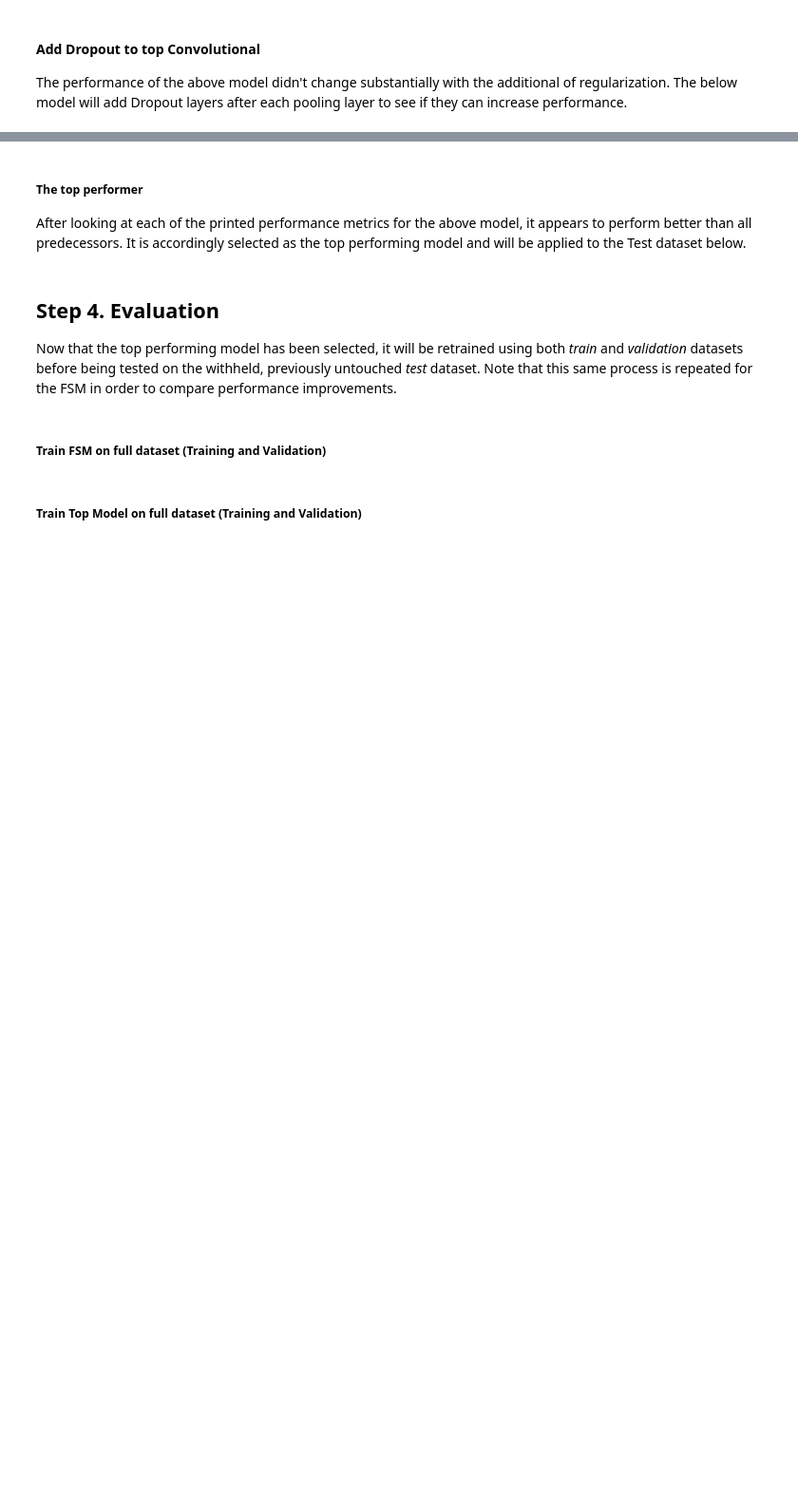
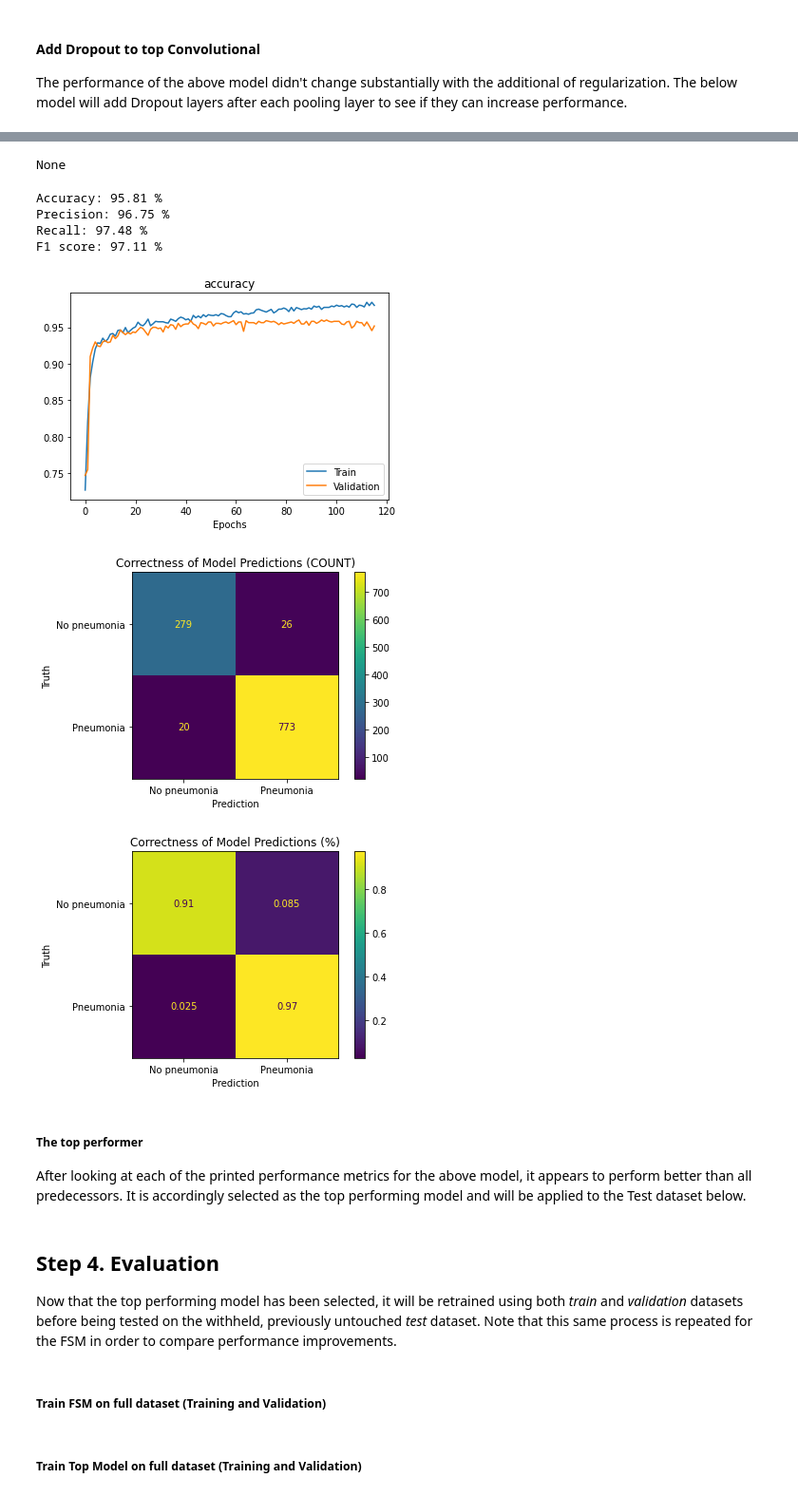
Before and after one commit to sethnlewis/X-Ray-Image-Classification, a Jupyter notebook: notebooks/final-notebook.ipynb, the cells around one changed output, grey strips where cells are left out. Shown at 95% size. Drawn from its saved outputs; the diff is of its cells as text; code cells hidden in the pictures; blank space fills up the shorter version.

```diff
--- a/notebooks/final-notebook.ipynb
+++ b/notebooks/final-notebook.ipynb
@@ -49,7 +49,7 @@ RANDOM_STATE = 2020 # Ensure repeatable results
 VAL_SPLIT = 0.25 # Use 25% of data for validation and test splits
 
 # Set resolution of each photo. Each image is downsampled to this size (in pixels)
-TARGET_SIZE = 128
+TARGET_SIZE = 176
 
 # Path "images" folder
 IMG_PATH = '../images/'
@@ -58,7 +58,7 @@ IMG_PATH = '../images/'
 Since this project has been run using local CPUs in addition to the GPUs offered by Google Colab and Kaggle Notebooks, the below cell quickly enables to user to select the platform of choice.
 # %%
 # Set 'platform' to any of the following: "kaggle", "colab", "local" depending on use case
-platform = 'local'
+platform = 'kaggle'
 
 
 
@@ -336,9 +336,9 @@ def show_model_performance(model, x_val, y_val, fit=False, matrix_path=False, pl
     Parameters:
     -----------
     model : keras model, prefit
-    x_val :
-    y_val :
-    fit :
+    x_val : numpy array for validation data, input
+    y_val : numpy array for validation data, output
+    fit : boolean indicating whether or not to plot the "fit" process
     matrix_path : file path used to save confusion matrix image
     plot_path : file path used to metrics/epochs plot image
 
@@ -349,7 +349,7 @@ def show_model_performance(model, x_val, y_val, fit=False, matrix_path=False, pl
     """
 
     if fit != False:
-        plot_metrics(fit.history, plot_path)
+        plot_metrics(fit.history, plot_path = plot_path)
 
     show_confusion_matrix(model, x_val, y_val, matrix_path)
     display(model.summary())
@@ -657,45 +920,66 @@ show_model_performance(model, x_val, y_val, fit);
 #### Add Dropout to top Convolutional
 The performance of the above model didn't change substantially with the additional of regularization. The below model will add Dropout layers after each pooling layer to see if they can increase performance.
 # %%
+# Define hyperparameter for pooling layer
 DROPOUT = 0.3
+
+# Define hyperparameter for L2 regularization
 LAMBDA = 0.005
 
+# Instantiate sequential model
 model = Sequential()
+
+# Add convolutional layer with 8 nodes
 model.add(Conv2D(8, activation='relu',
                  kernel_size=7,
                  input_shape=input_shape,
                  padding='same',
                  kernel_regularizer=regularizers.l2(LAMBDA)))
+# Add pooling layer after convolutional
 model.add(MaxPooling2D(pool_size=(2, 2)))
 model.add(Dropout(DROPOUT))
 
+# Add convolutional layer with 16 nodes
 model.add(Conv2D(16, activation='relu',
                  kernel_size=7,
                  padding='same',
                  kernel_regularizer=regularizers.l2(LAMBDA)))
+# Add pooling layer after convolutional
 model.add(MaxPooling2D(pool_size=(2, 2)))
+
 model.add(Dropout(DROPOUT))
 
+# Add convolutional layer with 32 nodes
 model.add(Conv2D(32, activation='relu',
                  kernel_size=7,
                  padding='same',
                  kernel_regularizer=regularizers.l2(LAMBDA)))
+# Add pooling layer after convolutional
 model.add(MaxPooling2D(pool_size=(2, 2)))
 model.add(Dropout(DROPOUT))
 
+# Flatten input data
 model.add(Flatten())
 
+# Add Dense layer for activation
 model.add(Dense(2, activation='softmax'))
 
+# Compile model
 model.compile(optimizer='SGD',
               metrics=['accuracy'],
               loss='categorical_crossentropy')
 
+# Define path to save model to
 path_model = 'tmp/model_7.h5'
+
+# Delete old saved models at designated location
 if os.path.exists(path_model):
     os.remove(path_model)
+
+# Define callback for best performing model
 check = ModelCheckpoint(path_model,save_best_only=True)
 
+# Fit model on training data, using callbacks and validation
 fit = model.fit(x=x_train,
                 y=y_train,
                 epochs=500,
@@ -703,8 +987,13 @@ fit = model.fit(x=x_train,
                 validation_data=(x_val, y_val),
                 verbose=0)
 
+# Load the top performing model from Checkpoint callback
 model.load_weights(path_model)
 
 
+# Define path to save image of training performance across epochs
 path = IMG_PATH+'performance_over_epochs'
-show_model_performance(model, x_val, y_val, fit, plot_path=path);
+
+# Call function to output performance specs and graphs
+show_model_performance(model, x_val, y_val, fit)#, plot_path=path); # UNCOMMENT THIS LINE WHEN RUNNING LOCALLY
+# %% [output]
@@ -710,0 +1017,8 @@ show_model_performance(model, x_val, y_val, fit, plot_path=path);
+None
+Accuracy: 95.81 %
+Precision: 96.75 %
+Recall: 97.48 %
+F1 score: 97.11 %
+[figure, added]
+[figure, added]
+[figure, added]
```
Also changed, not shown: parts of 18 cells of this notebook.
